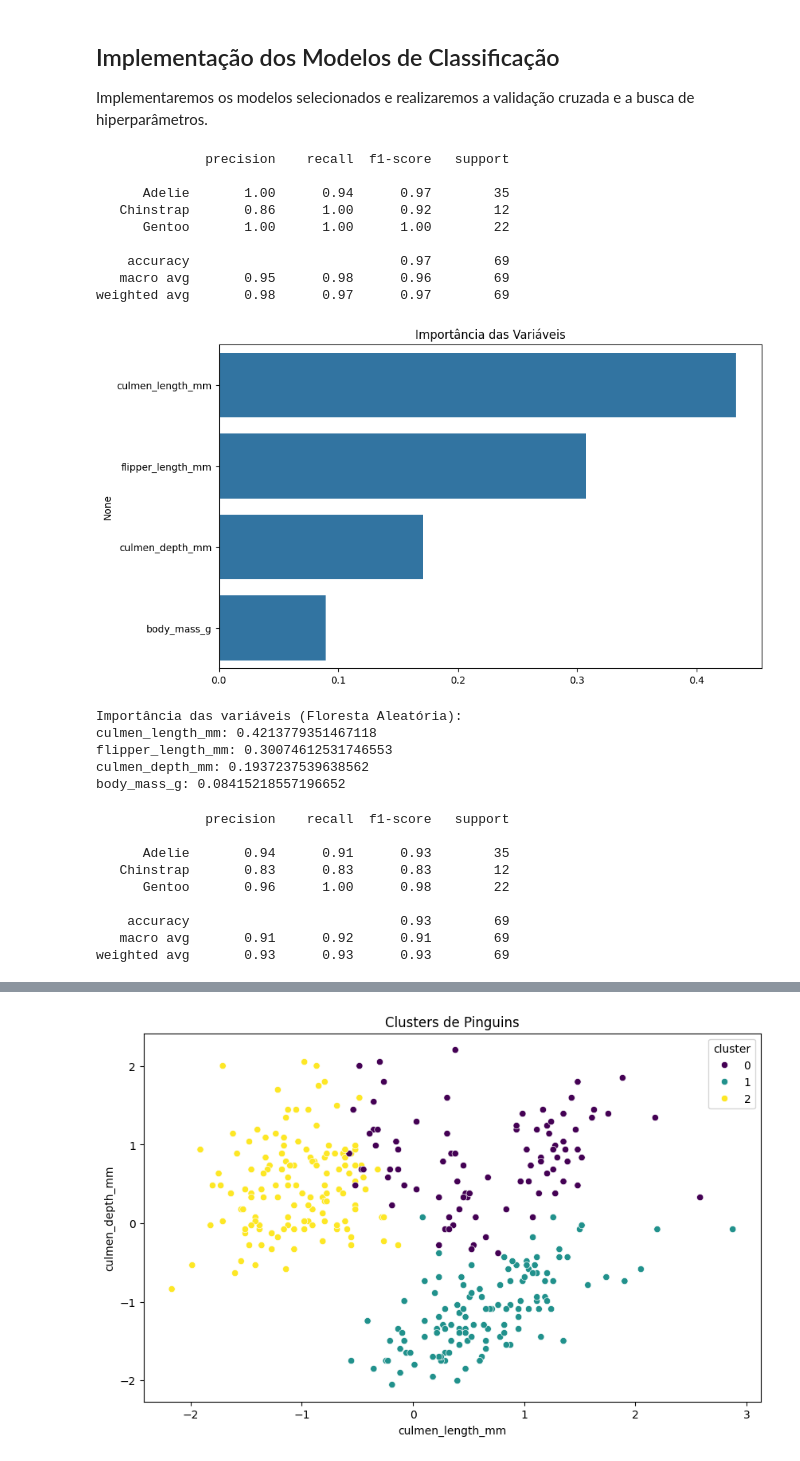
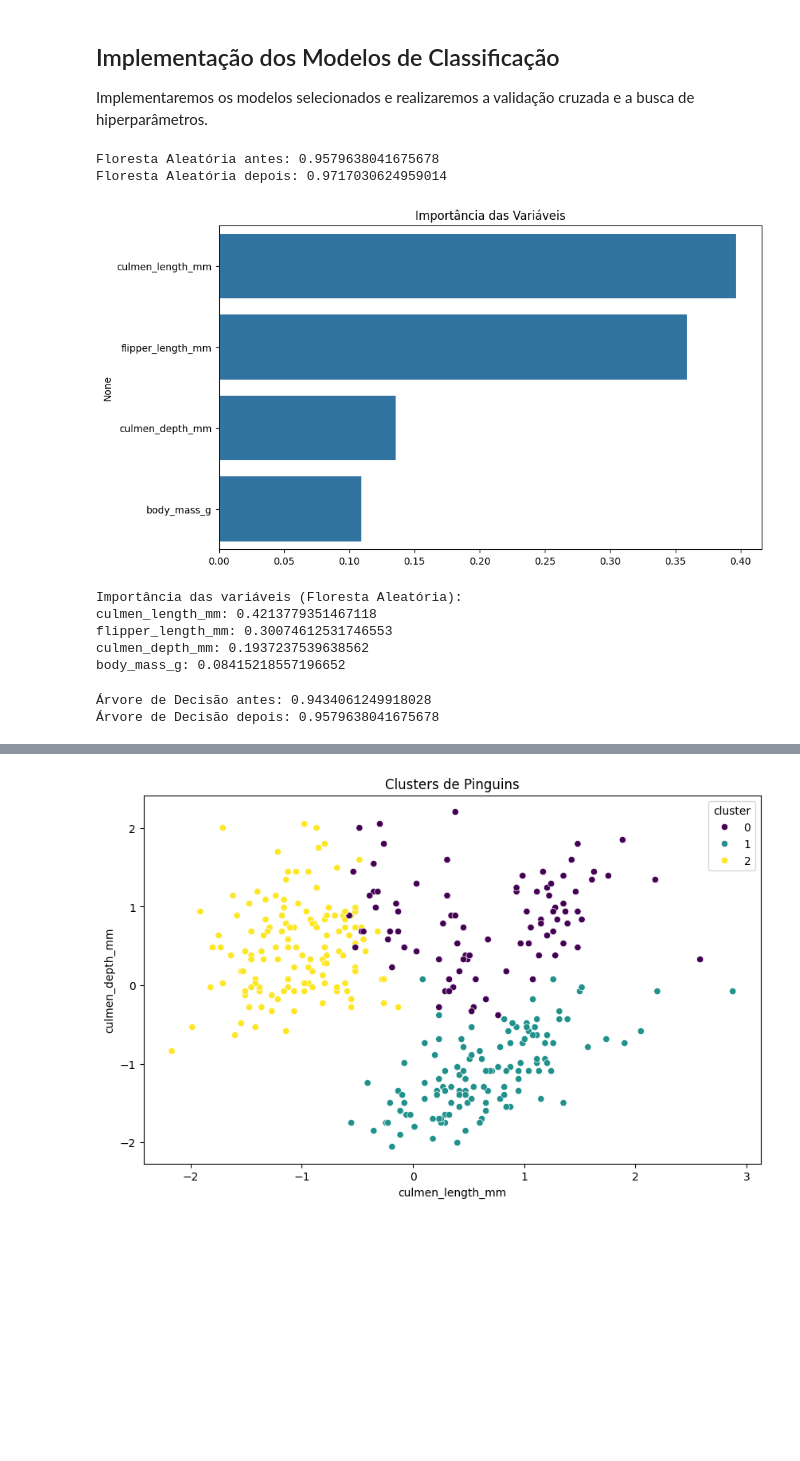
Before and after one commit to levigleik/trabalho-v2-data_science, a Jupyter notebook: trabalho v2.ipynb, the cells around one changed output, grey strips where cells are left out. Cells and saved outputs as stored; diff of their text form; code cells hidden in the pictures; blank space fills up the shorter version.

```diff
--- a/trabalho v2.ipynb
+++ b/trabalho v2.ipynb
@@ -118,0 +134,11 @@ plt.show()
+# %%
+# Avaliando com F1-Score
+model_arvore = arvore_d.fit(X_train, y_train)
+y_pred_dt1 = model_arvore.predict(X_test)
+
+model_floresta = floresta_a.fit(X_train, y_train)
+y_pred_rf1 = model_floresta.predict(X_test)
+
+print('Árvore de Decisão:', f1_score(y_test, y_pred_dt1, average='weighted'))
+
+print('Floresta Aleatória:', f1_score(y_test, y_pred_rf1, average='weighted'))
@@ -190,65 +194,54 @@ weighted avg       0.97      0.96      0.96        69
 ## Implementação dos Modelos de Classificação
 Implementaremos os modelos selecionados e realizaremos a validação cruzada e a busca de hiperparâmetros.
 # %%
-# Criando modelo de classificação com Random Forest
+# Criando modelo de classificação com Random Forest depois do GridSearch
 rf = RandomForestClassifier(n_estimators=100, max_depth=7)
 rf.fit(X_train, y_train)
 y_pred = rf.predict(X_test)
 
 # Métricas de avaliação
-print(classification_report(y_test, y_pred))
+
+print('Floresta Aleatória antes:', f1_score(y_test, y_pred_rf1, average='weighted'))
+print('Floresta Aleatória depois:', f1_score(y_test, y_pred, average='weighted'))
 # %% [output]
-              precision    recall  f1-score   support
-
-      Adelie       1.00      0.94      0.97        35
-   Chinstrap       0.86      1.00      0.92        12
-      Gentoo       1.00      1.00      1.00        22
-
-    accuracy                           0.97        69
-   macro avg       0.95      0.98      0.96        69
-weighted avg       0.98      0.97      0.97        69
+Floresta Aleatória antes: 0.9579638041675678
+Floresta Aleatória depois: 0.9717030624959014
 # %%
 # Importância das variáveis
 importances = rf.feature_importances_
 indices = np.argsort(importances)[::-1]
 
 plt.figure(figsize=(10, 6))
 sns.barplot(x=importances[indices], y=X.columns[indices])
 plt.title('Importância das Variáveis')
 plt.show()
 
 
 importances_rf = rf_grid.best_estimator_.feature_importances_
 indices_rf = np.argsort(importances_rf)[::-1]
 
 print("Importância das variáveis (Floresta Aleatória):")
-for f in range(X.shape[1]):
+for f in range(len(importances_rf)):
     print(f"{X.columns[indices_rf[f]]}: {importances_rf[indices_rf[f]]}")
 # %% [output]
-[figure, old version]
+[figure, new version]
 Importância das variáveis (Floresta Aleatória):
 culmen_length_mm: 0.4213779351467118
 flipper_length_mm: 0.30074612531746553
 culmen_depth_mm: 0.1937237539638562
 body_mass_g: 0.08415218557196652
 # %%
-# Criando modelo de classificação com Árvore de Decisão
-dt = DecisionTreeClassifier(max_depth=3, min_samples_split=5)
+# Criando modelo de classificação com Árvore de Decisão após o GridSearch
+dt = DecisionTreeClassifier(max_depth=5, min_samples_split=5)
 dt.fit(X_train, y_train)
 y_pred = dt.predict(X_test)
 
 # Métricas de avaliação
-print(classification_report(y_test, y_pred))
+print('Árvore de Decisão antes:', f1_score(y_test, y_pred_dt1, average='weighted'))
+print('Árvore de Decisão depois:', f1_score(y_test, y_pred, average='weighted'))
 # %% [output]
-              precision    recall  f1-score   support
-
-      Adelie       0.94      0.91      0.93        35
-   Chinstrap       0.83      0.83      0.83        12
-      Gentoo       0.96      1.00      0.98        22
-
-    accuracy                           0.93        69
-   macro avg       0.91      0.92      0.91        69
-weighted avg       0.93      0.93      0.93        69
+Árvore de Decisão antes: 0.9434061249918028
+Árvore de Decisão depois: 0.9579638041675678
 # %%
 
 # Importância das variáveis
```
Also changed, not shown: parts of 9 cells of this notebook.
